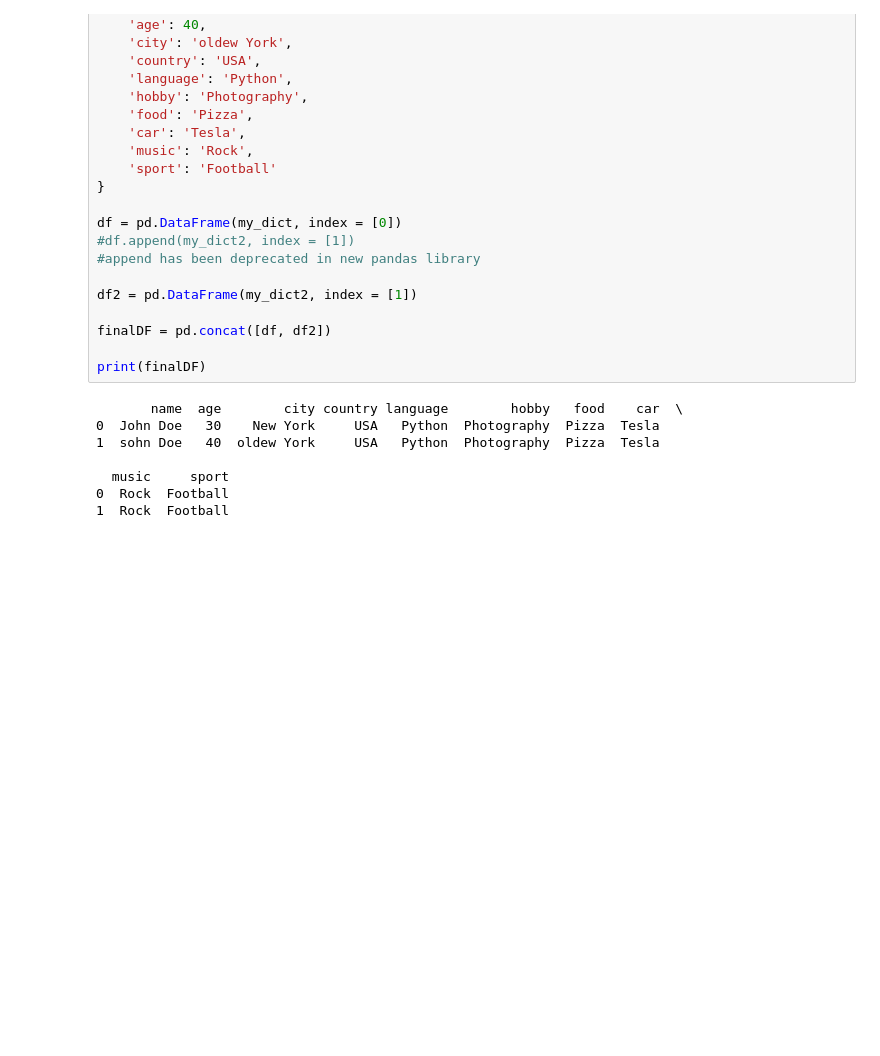
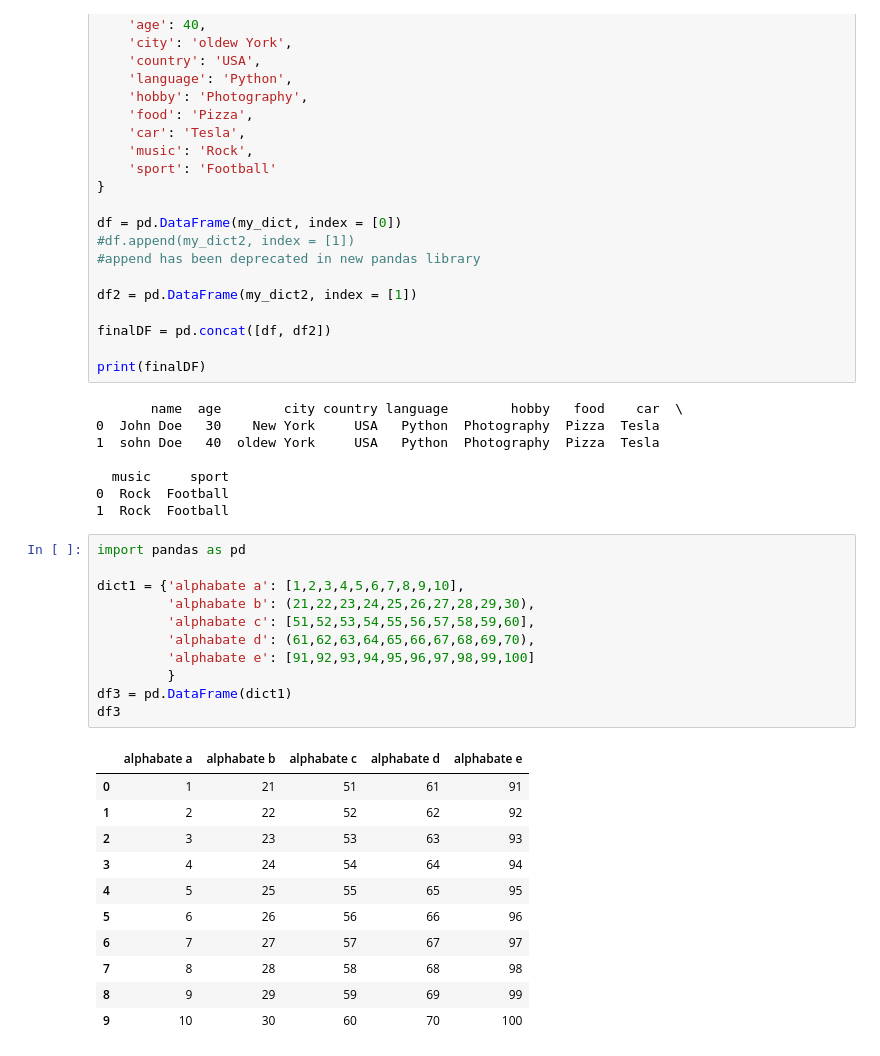
Before and after one commit to anand121shah/pythonDataSci, a Jupyter notebook: Anand_Notebook.ipynb, the cells around one changed output. Saved outputs shown, nothing was run; the diff lists cells and outputs as text; blank space fills up the shorter version.

```diff
--- a/Anand_Notebook.ipynb
+++ b/Anand_Notebook.ipynb
@@ -2322,3 +2322,26 @@ print(finalDF)
   music     sport
 0  Rock  Football
 1  Rock  Football
+# %%
+import pandas as pd
+
+dict1 = {'alphabate a': [1,2,3,4,5,6,7,8,9,10],
+         'alphabate b': (21,22,23,24,25,26,27,28,29,30),
+         'alphabate c': [51,52,53,54,55,56,57,58,59,60],
+         'alphabate d': (61,62,63,64,65,66,67,68,69,70),
+         'alphabate e': [91,92,93,94,95,96,97,98,99,100]
+         }
+df3 = pd.DataFrame(dict1)
+df3
+# %% [output]
+|  | alphabate a | alphabate b | alphabate c | alphabate d | alphabate e |
+| 0 | 1 | 21 | 51 | 61 | 91 |
+| 1 | 2 | 22 | 52 | 62 | 92 |
+| 2 | 3 | 23 | 53 | 63 | 93 |
+| 3 | 4 | 24 | 54 | 64 | 94 |
+| 4 | 5 | 25 | 55 | 65 | 95 |
+| 5 | 6 | 26 | 56 | 66 | 96 |
+| 6 | 7 | 27 | 57 | 67 | 97 |
+| 7 | 8 | 28 | 58 | 68 | 98 |
+| 8 | 9 | 29 | 59 | 69 | 99 |
+| 9 | 10 | 30 | 60 | 70 | 100 |
```
Also changed, not shown: parts of 7 cells of this notebook.
